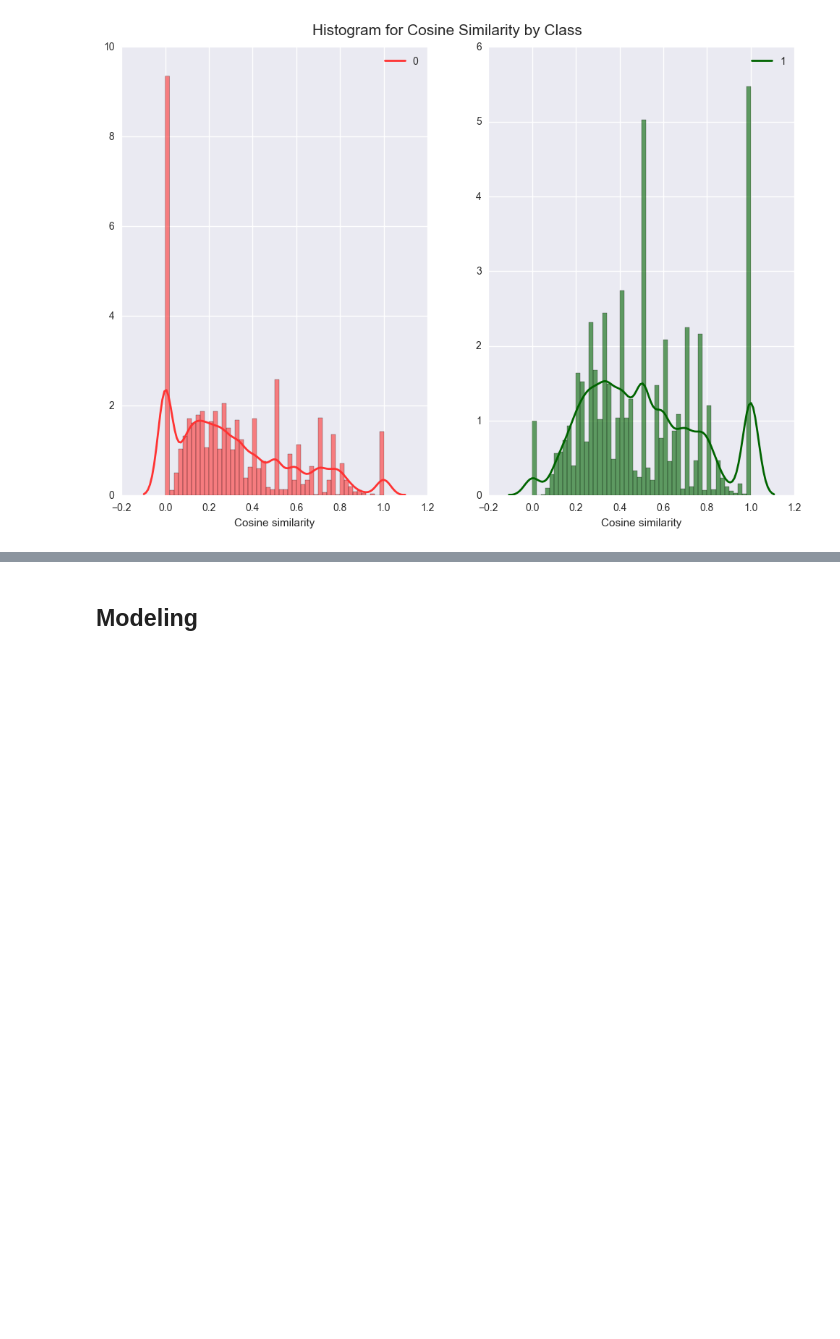
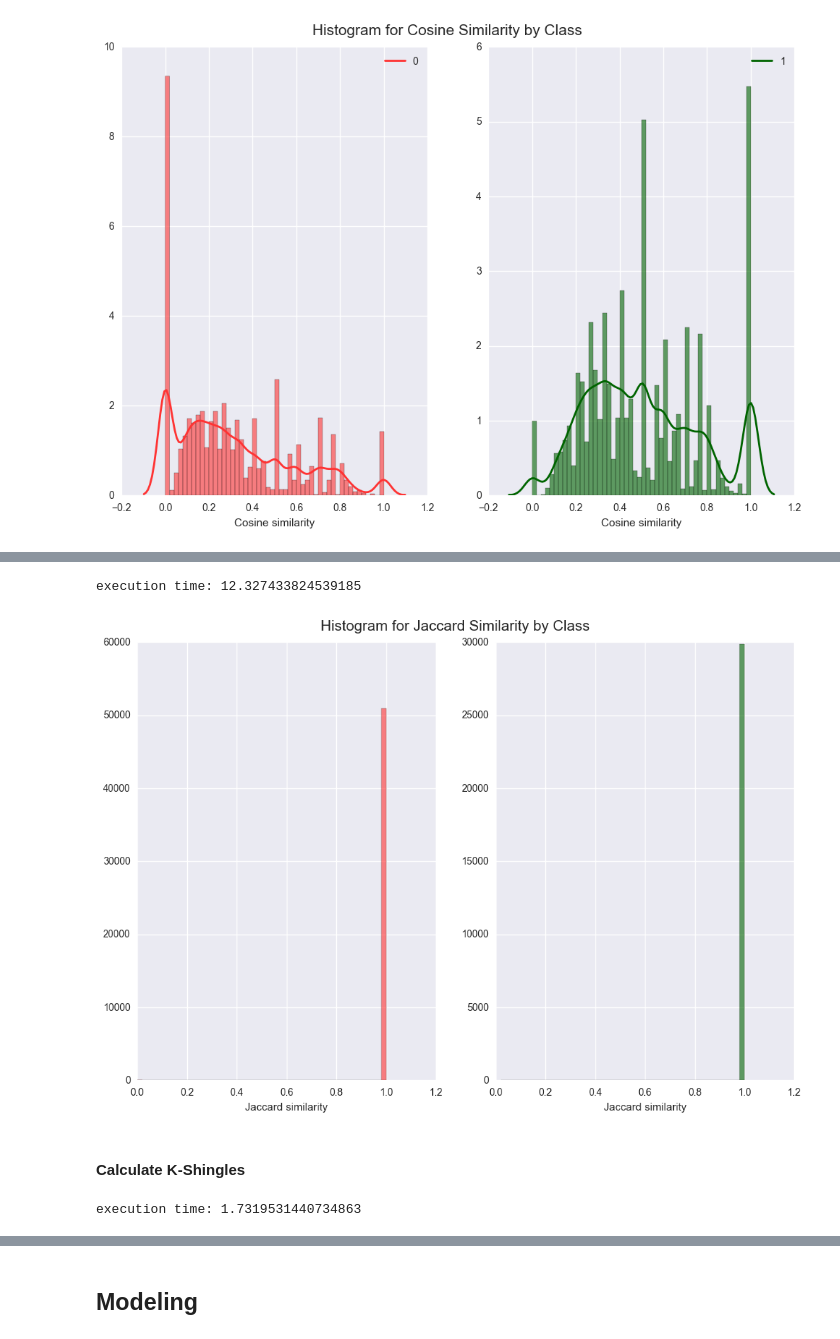
Before and after one commit to lwkuant/Side_project_Duplicate_question_detector, a Jupyter notebook: Duplicate_question_detector.ipynb, the cells around one changed output, grey strips where cells are left out. Cells and saved outputs as stored; diff of their text form; code cells hidden in the pictures; blank space fills up the shorter version.

```diff
--- a/Duplicate_question_detector.ipynb
+++ b/Duplicate_question_detector.ipynb
@@ -497,0 +547,7 @@ for ind, col in enumerate(np.unique(df['is_duplicate']), start=1):
+# %%
+### Train the model
+start_time = time.time()
+for epoch in range(10):
+    model.train(question_labels)
+    print("Epoch #{} is complete.".format(epoch+1))
+print('execution time:', (time.time() - start_time))
@@ -497,0 +566,41 @@ for ind, col in enumerate(np.unique(df['is_duplicate']), start=1):
+# %%
+model.n_similarity(df_tr['q1_pos_lem_con_list'][1100], df_tr['q1_pos_lem_con_list'][1100])
+### Calculate the similarity
+
+def doc2vec_sim(df):
+
+    d2v_sim = []
+
+    for i in range(len(df)):
+        try:
+            # n_similarity computes the cosine similarity in Doc2Vec
+            score = model.n_similarity(df_tr['q1_pos_lem_con_list'][i], df_tr['q1_pos_lem_con_list'][i])
+            d2v_sim.append(score)
+        except:
+            d2v_sim.append(0)
+    return d2v_sim
+
+start_time = time.time()
+df_tr['d2v_sim'] = doc2vec_sim(df_tr)
+print('execution time:', (time.time() - start_time))
+# %% [output]
+execution time: 12.327433824539185
+# %%
+color_list = ['#FF3333', '#006400']
+
+fig = plt.figure(figsize=[12, 8])
+plt.suptitle('Histogram for Jaccard Similarity by Class', fontsize=15, y=0.94)
+for ind, col in enumerate(np.unique(df['is_duplicate']), start=1):
+    axes = fig.add_subplot(1, 2, ind)
+    sns.distplot(df_tr['d2v_sim'][df_tr['is_duplicate'].values == col].values,
+                kde_kws={'alpha':1, 'label': str(col), 'lw':2},
+                bins=50,
+                color = color_list[ind-1],
+                kde=False,
+                hist_kws={'alpha':0.6})
+    axes.set_xlabel('Jaccard similarity')
+    axes.legend()
+# %% [output]
+[figure, added]
+# %% [markdown]
+#### Calculate K-Shingles
@@ -497,0 +611,7 @@ for ind, col in enumerate(np.unique(df['is_duplicate']), start=1):
+# %%
+start_time = time.time()
+df_tr['q1_pos_lem_con_2shingles'] = df_tr['q1_pos_lem_con_list'].apply(lambda x: kshingles(x, 2))
+df_tr['q2_pos_lem_con_2shingles'] = df_tr['q2_pos_lem_con_list'].apply(lambda x: kshingles(x, 2))
+print('execution time:', (time.time() - start_time))
+# %% [output]
+execution time: 1.7319531440734863
```
Also changed, not shown: parts of 30 cells of this notebook.
